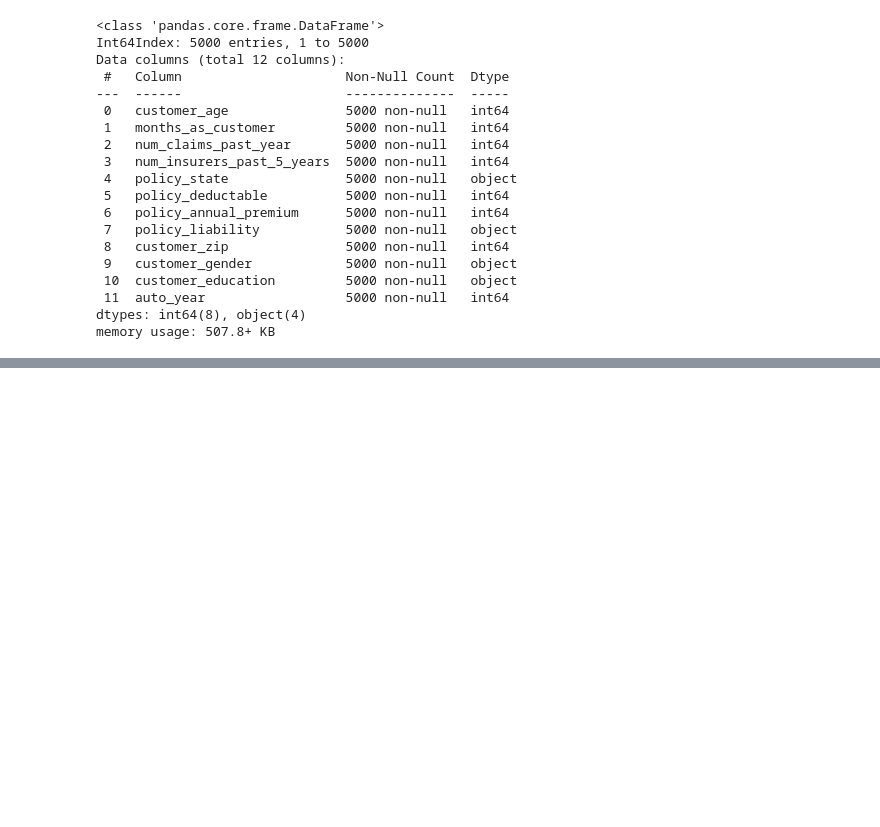
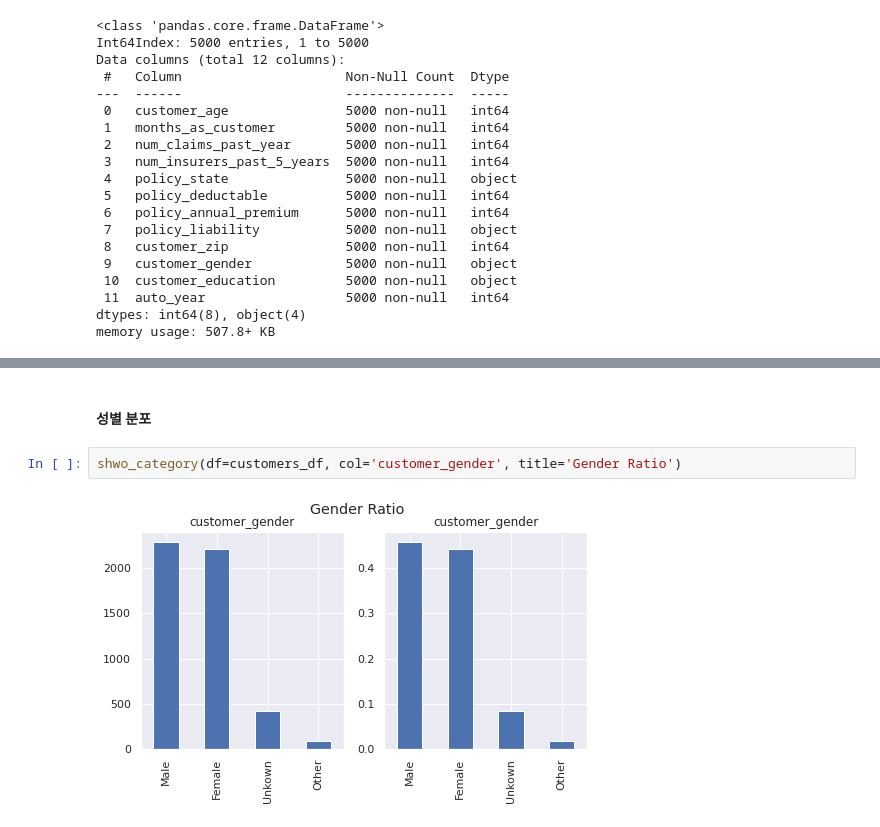
Before and after one commit to gonsoomoon-ml/SageMaker-Pipelines-Step-By-Step, a Jupyter notebook: scratch/1.1.Explore-Dataset.ipynb, the cells around one changed output, grey strips where cells are left out. Drawn from its saved outputs; the diff is of its cells as text; blank space fills up the shorter version.

```diff
--- a/scratch/1.1.Explore-Dataset.ipynb
+++ b/scratch/1.1.Explore-Dataset.ipynb
@@ -111,0 +149,6 @@ memory usage: 507.8+ KB
+# %% [markdown]
+#### 성별 분포
+# %%
+shwo_category(df=customers_df, col='customer_gender', title='Gender Ratio')
+# %% [output]
+[figure, added]
```
Also changed, not shown: parts of 24 cells of this notebook.
